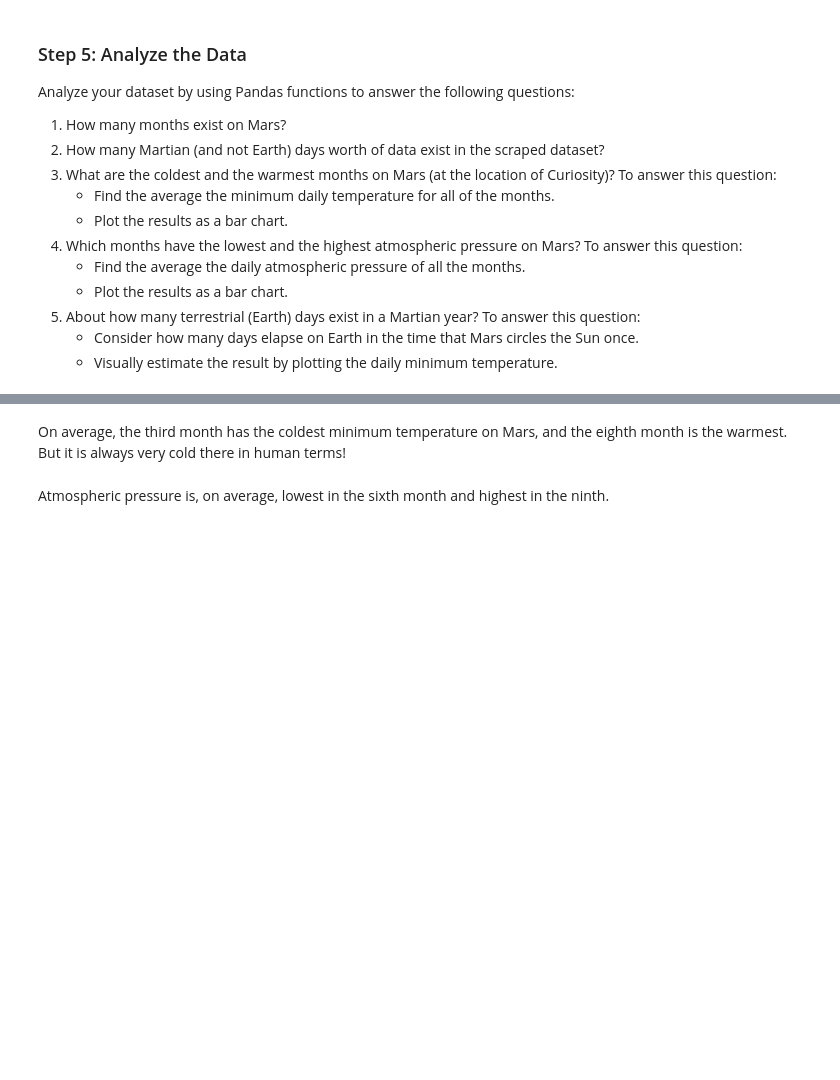
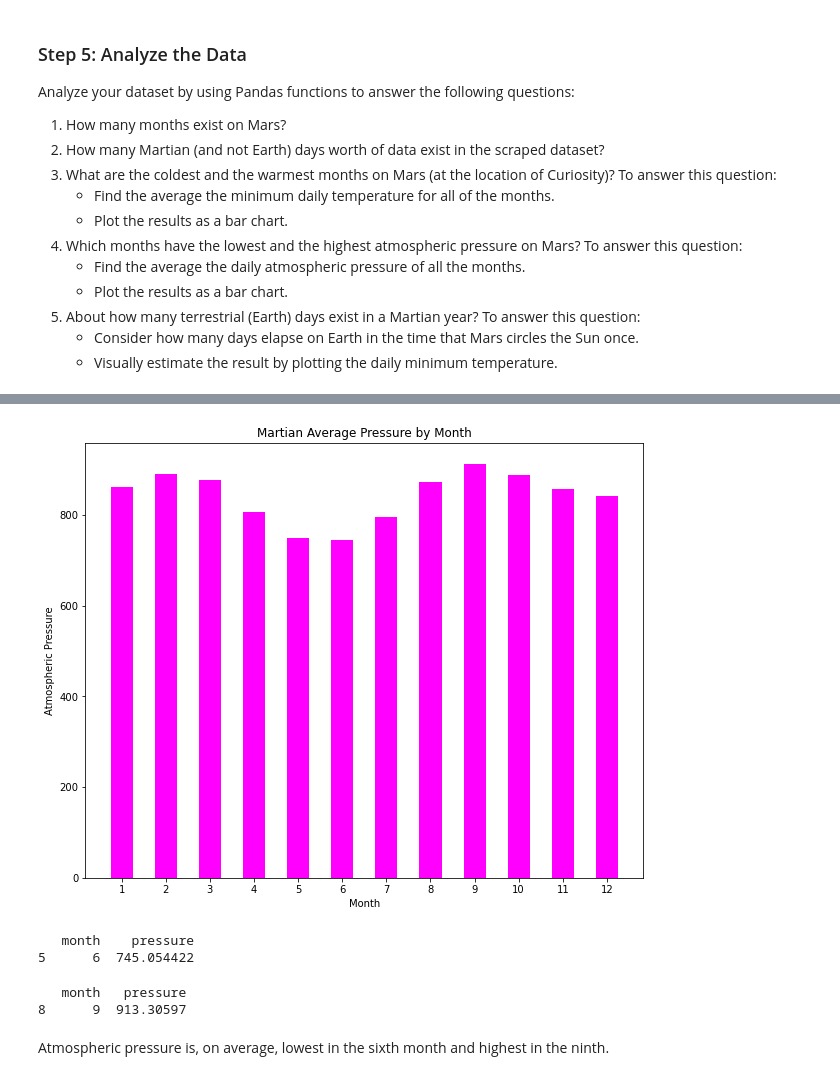
Before and after one commit to meena2203/web-scraping-challenge, a Jupyter notebook: part_2_mars_weather.ipynb, the cells around one changed output, grey strips where cells are left out. Drawn from its saved outputs; the diff is of its cells as text; code cells hidden in the pictures; blank space fills up the shorter version.

```diff
--- a/part_2_mars_weather.ipynb
+++ b/part_2_mars_weather.ipynb
@@ -142,4 +267,41 @@ mars_weather_df.groupby('month')['pressure'].mean()
-# %% [markdown]
-On average, the third month has the coldest minimum temperature on Mars, and the eighth month is the warmest. But it is always very cold there in human terms!
+# %%
+# Plot the average pressure by month
+# Convert the previous cell groupby data into a df
+avg_pressure = mars_weather_df.groupby('month', as_index = False)['pressure'].mean()
+avg_pressure
+
+# Set plot values - for x_axis value, use "month" column AND y_axis values, use "pressure" column
+x_values = avg_pressure["month"]
+y_values = avg_pressure["pressure"]
+
+# Set the figure size, title, x and y axis labels for the plot
+plt.figure(figsize=(10,8))
+plt.title("Martian Average Pressure by Month")
+plt.xlabel("Month")
+plt.ylabel("Atmospheric Pressure")
+plt.xticks(x_values)
+
+# Create the scatter plot
+plt.bar(x_values, y_values, width = .5, color = "fuchsia")
+
+# # Save the scatter plot in the "image" folder as figure_1
+plt.savefig("images/figure_2.png")
+
+# Show the plot
+plt.show()
+# %% [output]
+[figure, added]
+# %%
+# Identify the lowest atmospheric pressure month in Curiosity's location
+print(avg_pressure[avg_pressure.pressure == avg_pressure.pressure.min()])
+# %% [output]
+   month    pressure
+5      6  745.054422
+# %%
+# Identify the highest atmospheric pressure month in Curiosity's location
+print(avg_pressure[avg_pressure.pressure == avg_pressure.pressure.max()])
+# %% [output]
+   month   pressure
+8      9  913.30597
 # %% [markdown]
 Atmospheric pressure is, on average, lowest in the sixth month and highest in the ninth.
```
Also changed, not shown: parts of 30 cells of this notebook, 2 other files.
